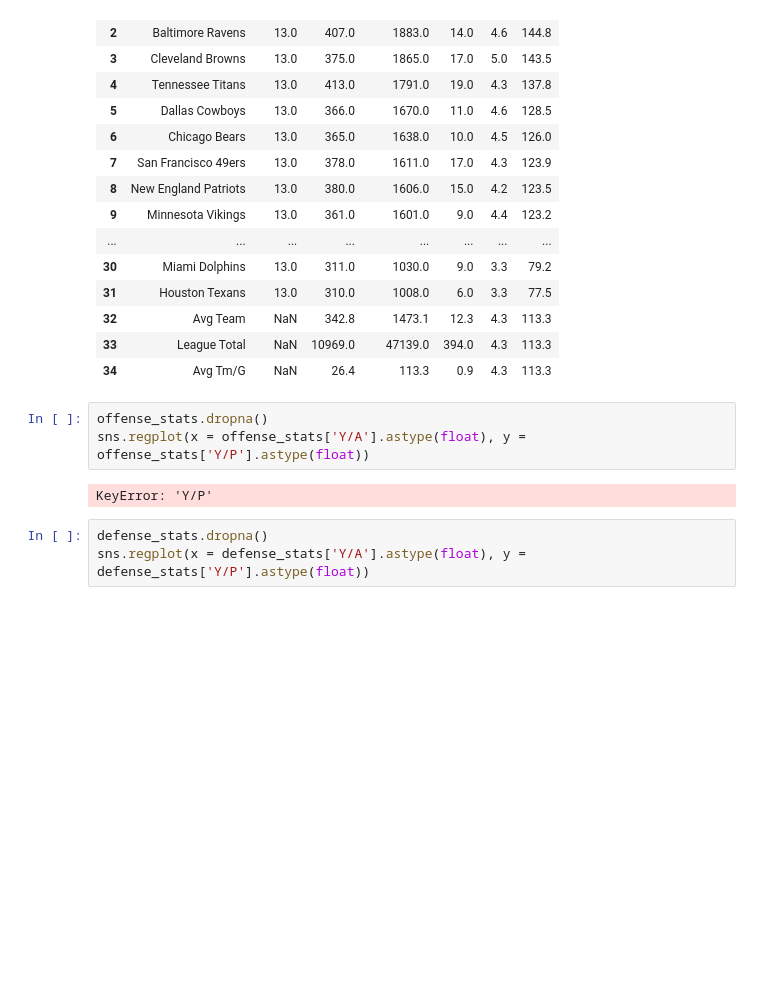
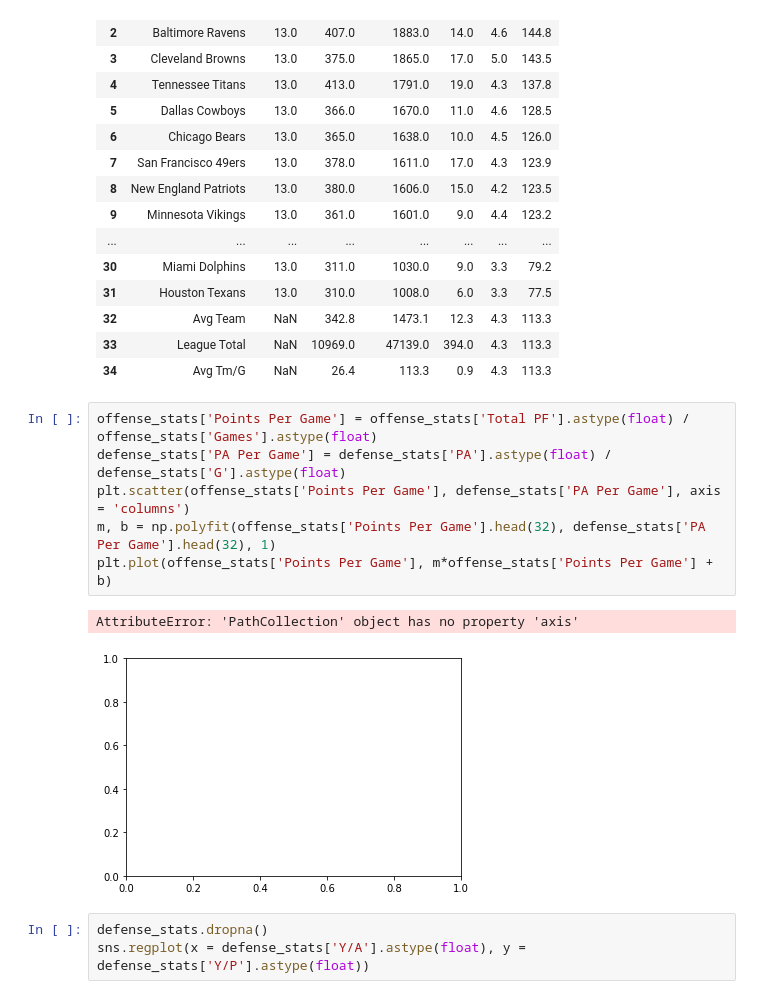
Before and after one commit to RohitPasu/ManILoveFootball, a Jupyter notebook: final.ipynb, the cells around one changed output. Saved outputs shown, nothing was run; the diff lists cells and outputs as text; blank space fills up the shorter version.

```diff
--- a/final.ipynb
+++ b/final.ipynb
@@ -109,11 +109,15 @@ rushing_stats
 | 32 | Avg Team | NaN | 342.8 | 1473.1 | 12.3 | 4.3 | 113.3 |
 | 33 | League Total | NaN | 10969.0 | 47139.0 | 394.0 | 4.3 | 113.3 |
 | 34 | Avg Tm/G | NaN | 26.4 | 113.3 | 0.9 | 4.3 | 113.3 |
-# %%
-offense_stats.dropna()
-sns.regplot(x = offense_stats['Y/A'].astype(float), y = offense_stats['Y/P'].astype(float))
-# %% [output]
-KeyError: 'Y/P'
+# %%
+offense_stats['Points Per Game'] = offense_stats['Total PF'].astype(float) / offense_stats['Games'].astype(float)
+defense_stats['PA Per Game'] = defense_stats['PA'].astype(float) / defense_stats['G'].astype(float)
+plt.scatter(offense_stats['Points Per Game'], defense_stats['PA Per Game'], axis = 'columns')
+m, b = np.polyfit(offense_stats['Points Per Game'].head(32), defense_stats['PA Per Game'].head(32), 1)
+plt.plot(offense_stats['Points Per Game'], m*offense_stats['Points Per Game'] + b)
+# %% [output]
+AttributeError: 'PathCollection' object has no property 'axis'
+[figure, added]
 # %%
 defense_stats.dropna()
 sns.regplot(x = defense_stats['Y/A'].astype(float), y = defense_stats['Y/P'].astype(float))
```
